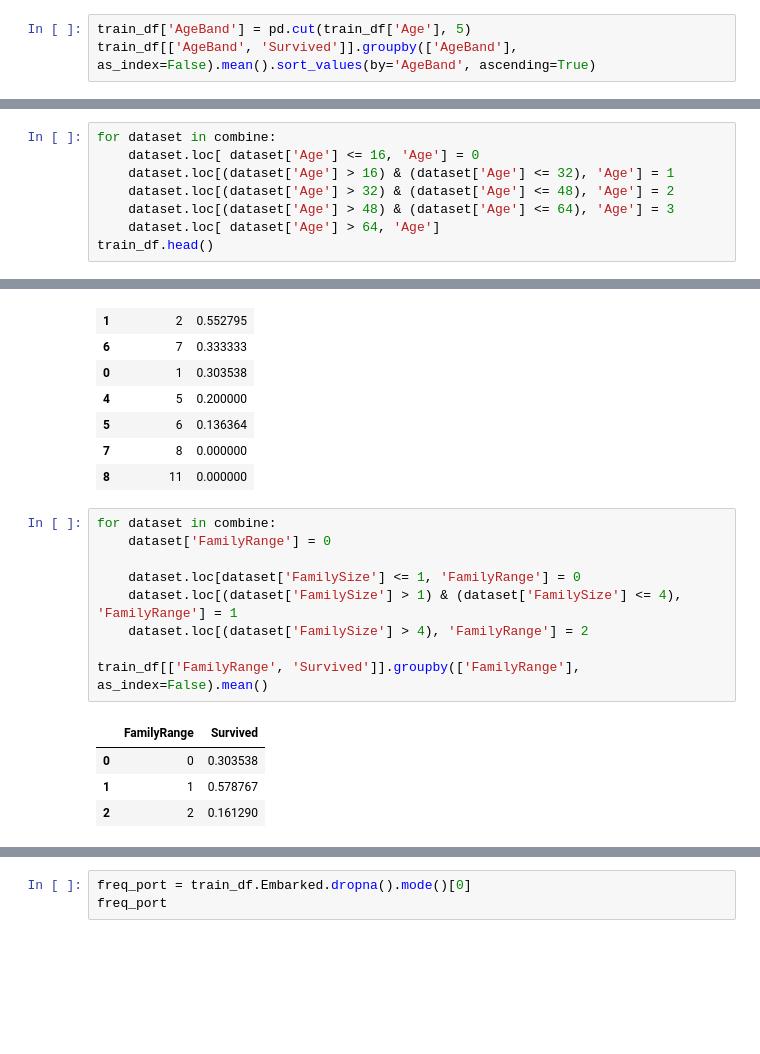
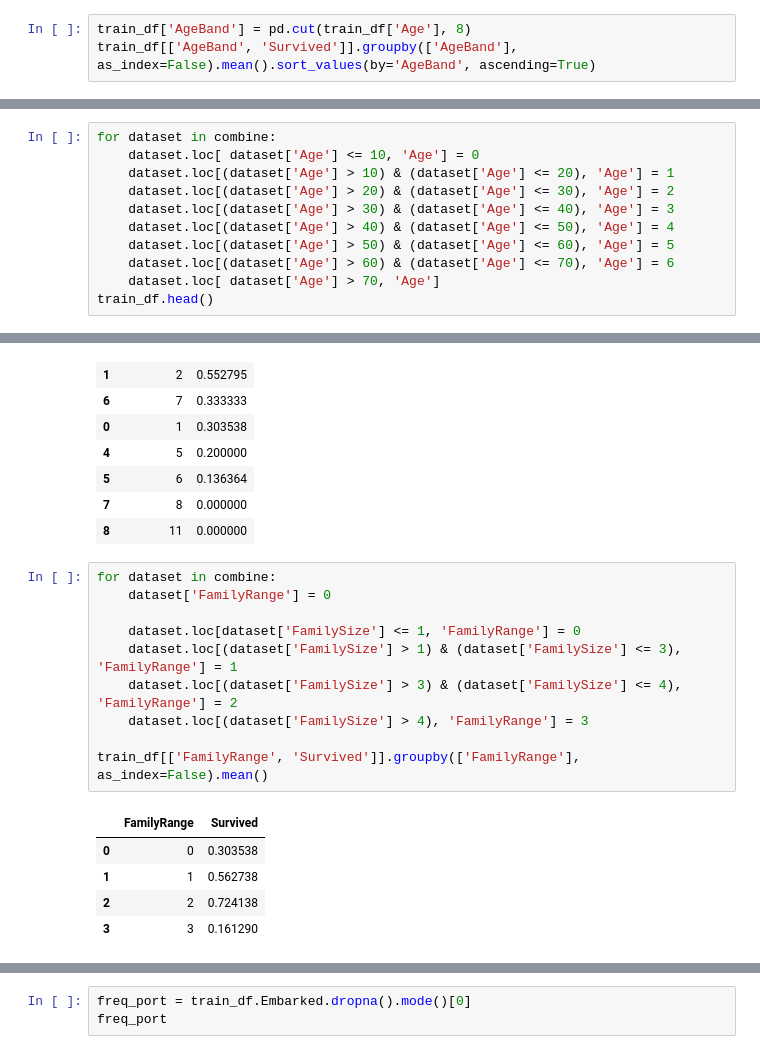
Before and after one commit to ettoreferranti/Titanic-notebook, a Jupyter notebook: ML-Test.ipynb, the cells around one changed output, grey strips where cells are left out. Cells and saved outputs as stored; diff of their text form; blank space fills up the shorter version.

```diff
--- a/ML-Test.ipynb
+++ b/ML-Test.ipynb
@@ -280,7 +280,7 @@ train_df.head()
 | 3 | 1 | 1 | 1 | 35 | 1 | 0 | 53.1000 | S | 3 |
 | 4 | 0 | 3 | 0 | 35 | 0 | 0 | 8.0500 | S | 1 |
 # %%
-train_df['AgeBand'] = pd.cut(train_df['Age'], 5)
+train_df['AgeBand'] = pd.cut(train_df['Age'], 8)
 train_df[['AgeBand', 'Survived']].groupby(['AgeBand'], as_index=False).mean().sort_values(by='AgeBand', ascending=True)
 # %% [output]
 |  | AgeBand | Survived |
@@ -292,10 +295,13 @@ train_df[['AgeBand', 'Survived']].groupby(['AgeBand'], as_index=False).mean().so
 # %%
 for dataset in combine:
-    dataset.loc[ dataset['Age'] <= 16, 'Age'] = 0
-    dataset.loc[(dataset['Age'] > 16) & (dataset['Age'] <= 32), 'Age'] = 1
-    dataset.loc[(dataset['Age'] > 32) & (dataset['Age'] <= 48), 'Age'] = 2
-    dataset.loc[(dataset['Age'] > 48) & (dataset['Age'] <= 64), 'Age'] = 3
-    dataset.loc[ dataset['Age'] > 64, 'Age']
+    dataset.loc[ dataset['Age'] <= 10, 'Age'] = 0
+    dataset.loc[(dataset['Age'] > 10) & (dataset['Age'] <= 20), 'Age'] = 1
+    dataset.loc[(dataset['Age'] > 20) & (dataset['Age'] <= 30), 'Age'] = 2
+    dataset.loc[(dataset['Age'] > 30) & (dataset['Age'] <= 40), 'Age'] = 3
+    dataset.loc[(dataset['Age'] > 40) & (dataset['Age'] <= 50), 'Age'] = 4
+    dataset.loc[(dataset['Age'] > 50) & (dataset['Age'] <= 60), 'Age'] = 5
+    dataset.loc[(dataset['Age'] > 60) & (dataset['Age'] <= 70), 'Age'] = 6
+    dataset.loc[ dataset['Age'] > 70, 'Age']
 train_df.head()
 # %% [output]
 |  | Survived | Pclass | Sex | Age | SibSp | Parch | Fare | Embarked | Title | AgeBand |
@@ -334,17 +340,19 @@ train_df[['FamilySize', 'Survived']].groupby(['FamilySize'], as_index=False).mea
 # %%
 for dataset in combine:
     dataset['FamilyRange'] = 0
 
     dataset.loc[dataset['FamilySize'] <= 1, 'FamilyRange'] = 0
-    dataset.loc[(dataset['FamilySize'] > 1) & (dataset['FamilySize'] <= 4), 'FamilyRange'] = 1
-    dataset.loc[(dataset['FamilySize'] > 4), 'FamilyRange'] = 2
+    dataset.loc[(dataset['FamilySize'] > 1) & (dataset['FamilySize'] <= 3), 'FamilyRange'] = 1
+    dataset.loc[(dataset['FamilySize'] > 3) & (dataset['FamilySize'] <= 4), 'FamilyRange'] = 2
+    dataset.loc[(dataset['FamilySize'] > 4), 'FamilyRange'] = 3
 
 train_df[['FamilyRange', 'Survived']].groupby(['FamilyRange'], as_index=False).mean()
 # %% [output]
 |  | FamilyRange | Survived |
 | 0 | 0 | 0.303538 |
-| 1 | 1 | 0.578767 |
-| 2 | 2 | 0.161290 |
+| 1 | 1 | 0.562738 |
+| 2 | 2 | 0.724138 |
+| 3 | 3 | 0.161290 |
 # %%
 train_df = train_df.drop(['Parch', 'SibSp', 'FamilySize'], axis=1)
 test_df = test_df.drop(['Parch', 'SibSp', 'FamilySize'], axis=1)
```
Also changed, not shown: parts of 22 cells of this notebook.
